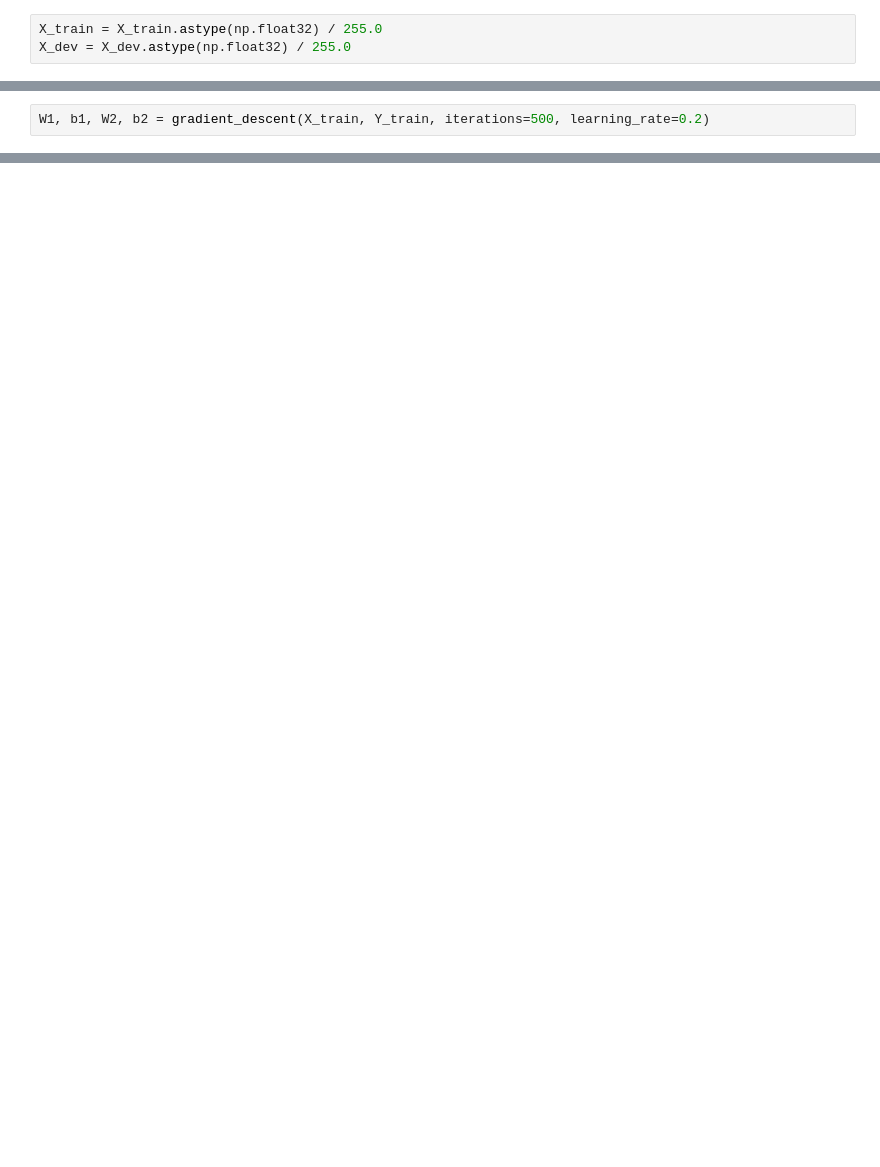
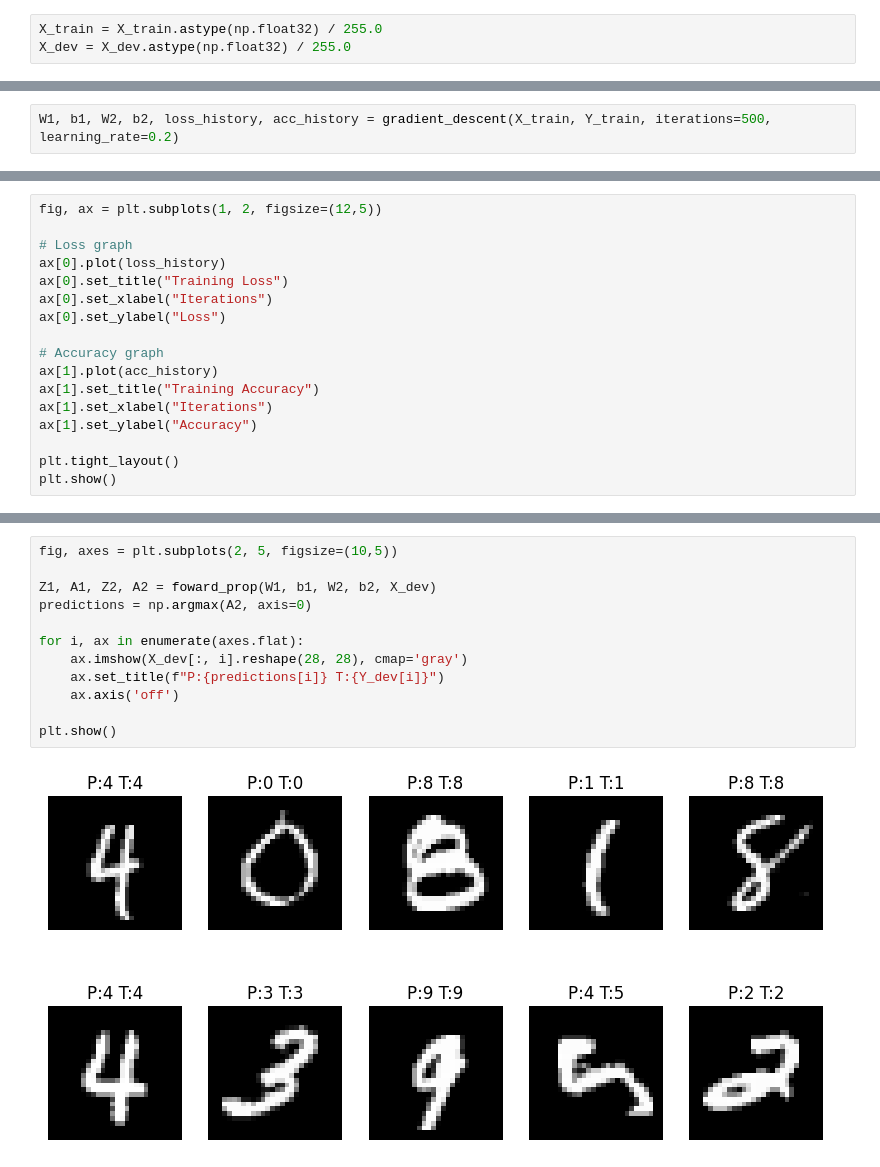
Before and after one commit to Karan9110/Digit-Recognizer-ANN-from-scratch, a Jupyter notebook: ANN.ipynb, the cells around one changed output, grey strips where cells are left out. Saved outputs shown, nothing was run; the diff lists cells and outputs as text; blank space fills up the shorter version.

```diff
--- a/ANN.ipynb
+++ b/ANN.ipynb
@@ -143,4 +271,4 @@ def gradient_descent(X, Y, iterations, learning_rate):
 # %%
-W1, b1, W2, b2 = gradient_descent(X_train, Y_train, iterations=500, learning_rate=0.2)
+W1, b1, W2, b2, loss_history, acc_history = gradient_descent(X_train, Y_train, iterations=500, learning_rate=0.2)
 # %% [output]
 Itreation:  0
@@ -163,0 +300,17 @@ Error:
+# %%
+fig, ax = plt.subplots(1, 2, figsize=(12,5))
+
+# Loss graph
+ax[0].plot(loss_history)
+ax[0].set_title("Training Loss")
+ax[0].set_xlabel("Iterations")
+ax[0].set_ylabel("Loss")
+
+# Accuracy graph
+ax[1].plot(acc_history)
+ax[1].set_title("Training Accuracy")
+ax[1].set_xlabel("Iterations")
+ax[1].set_ylabel("Accuracy")
+
+plt.tight_layout()
+plt.show()
@@ -163,0 +332,14 @@ Error:
+# %%
+fig, axes = plt.subplots(2, 5, figsize=(10,5))
+
+Z1, A1, Z2, A2 = foward_prop(W1, b1, W2, b2, X_dev)
+predictions = np.argmax(A2, axis=0)
+
+for i, ax in enumerate(axes.flat):
+    ax.imshow(X_dev[:, i].reshape(28, 28), cmap='gray')
+    ax.set_title(f"P:{predictions[i]} T:{Y_dev[i]}")
+    ax.axis('off')
+
+plt.show()
+# %% [output]
+[figure, added]
```
Also changed, not shown: parts of 32 cells of this notebook, 1 other file.
